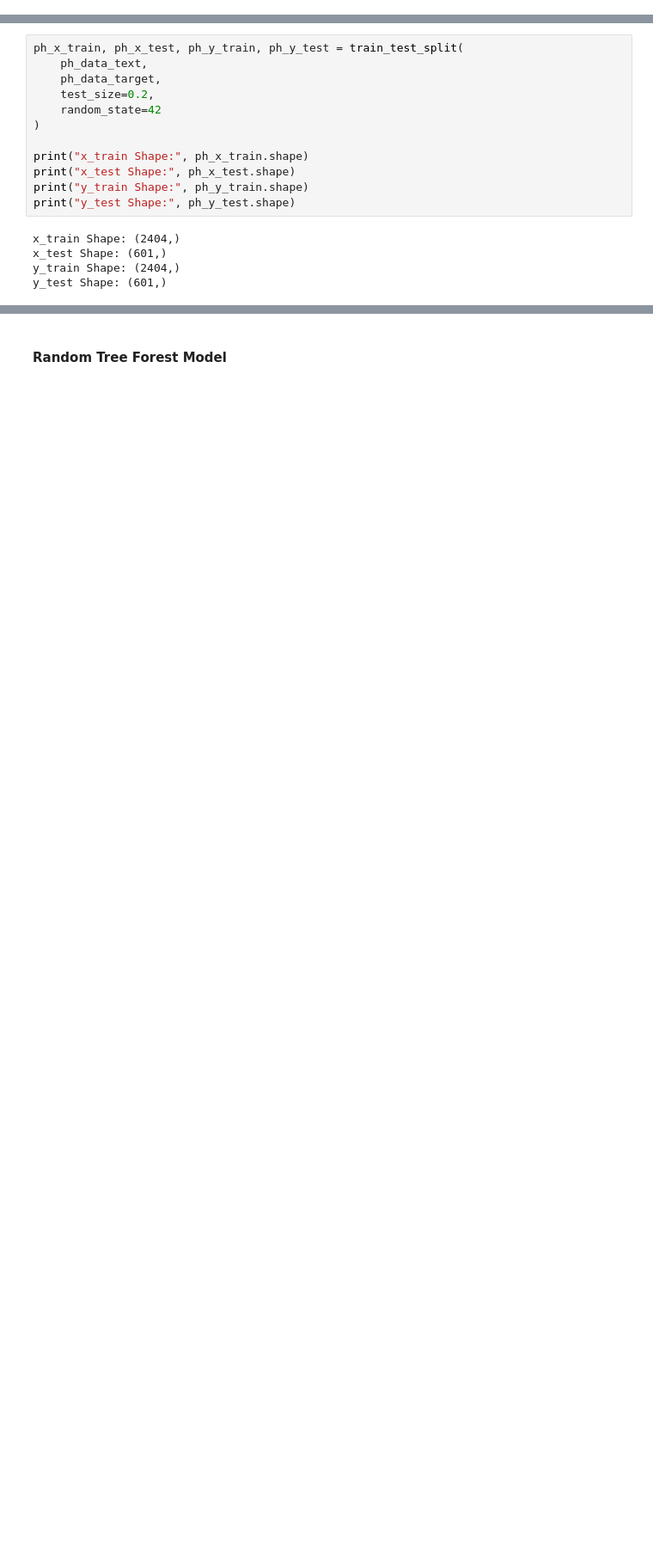
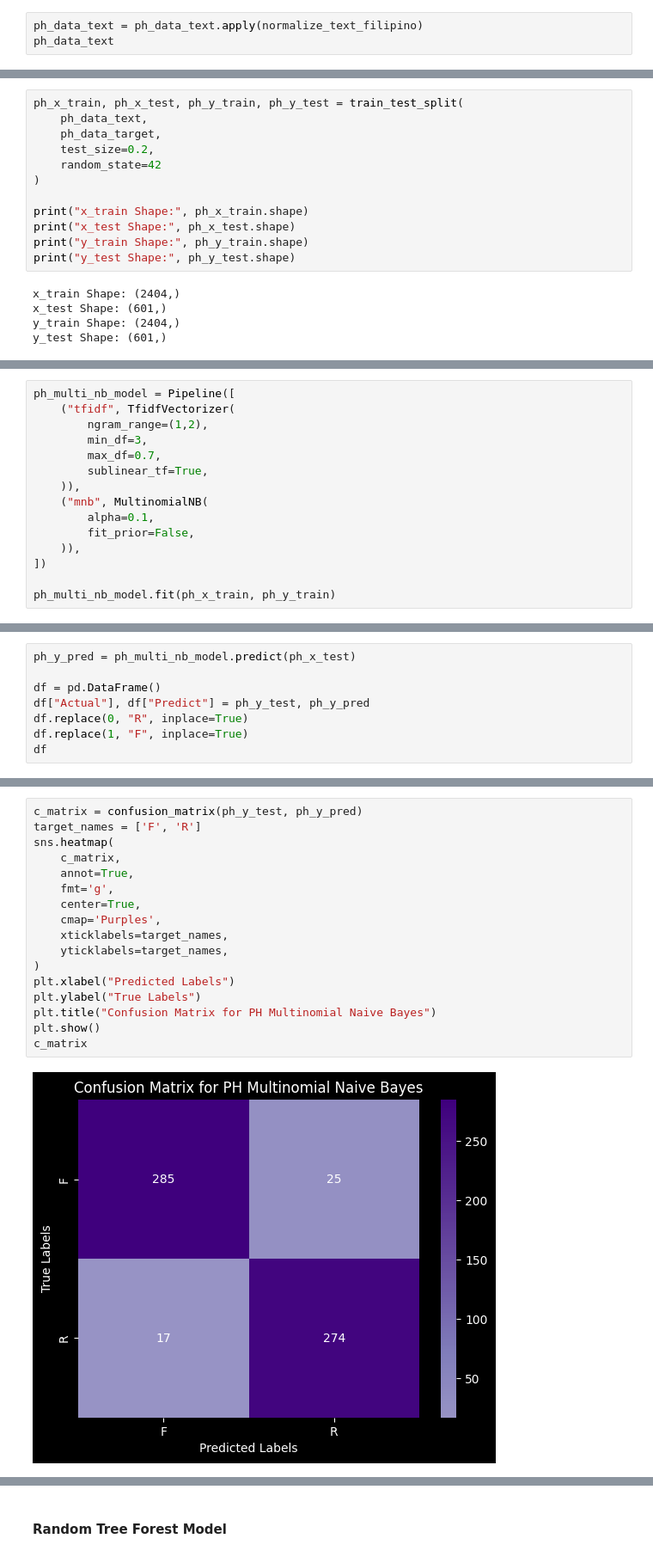
Before and after one commit to xRomory/CCMACLRL_COM231ML_PROJECT, a Jupyter notebook: fake_news/fake_news_detection.ipynb, the cells around one changed output, grey strips where cells are left out. Shown at 86% size. Drawn from its saved outputs; the diff is of its cells as text; blank space fills up the shorter version.

Commit message:
Added Trained Models with Filipino News Datasets

```diff
--- a/fake_news/fake_news_detection.ipynb
+++ b/fake_news/fake_news_detection.ipynb
@@ -1171,0 +1222,3 @@ Statiscally and visually, we can see a significant drop on the models' performan
+# %%
+ph_data_text = ph_data_text.apply(normalize_text_filipino)
+ph_data_text
@@ -1188,0 +1287,15 @@ y_test Shape: (601,)
+# %%
+ph_multi_nb_model = Pipeline([
+    ("tfidf", TfidfVectorizer(
+        ngram_range=(1,2),
+        min_df=3,
+        max_df=0.7,
+        sublinear_tf=True,
+    )),
+    ("mnb", MultinomialNB(
+        alpha=0.1,
+        fit_prior=False,
+    )),
+])
+
+ph_multi_nb_model.fit(ph_x_train, ph_y_train)
@@ -1188,0 +1313,8 @@ y_test Shape: (601,)
+# %%
+ph_y_pred = ph_multi_nb_model.predict(ph_x_test)
+
+df = pd.DataFrame()
+df["Actual"], df["Predict"] = ph_y_test, ph_y_pred
+df.replace(0, "R", inplace=True)
+df.replace(1, "F", inplace=True)
+df
@@ -1188,0 +1335,19 @@ y_test Shape: (601,)
+# %%
+c_matrix = confusion_matrix(ph_y_test, ph_y_pred)
+target_names = ['F', 'R']
+sns.heatmap(
+    c_matrix,
+    annot=True,
+    fmt='g',
+    center=True,
+    cmap='Purples',
+    xticklabels=target_names,
+    yticklabels=target_names,
+)
+plt.xlabel("Predicted Labels")
+plt.ylabel("True Labels")
+plt.title("Confusion Matrix for PH Multinomial Naive Bayes")
+plt.show()
+c_matrix
+# %% [output]
+[figure, added]
```
Also changed, not shown: parts of 38 cells of this notebook.
